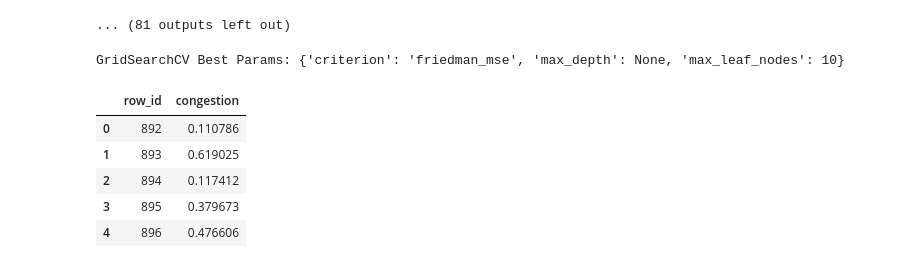
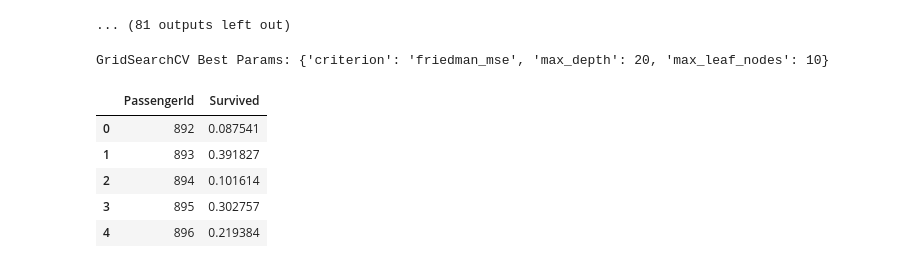
Before and after one commit to dekennedy/Titanic, a Jupyter notebook: getting-started-with-titanic.ipynb, the cells around one changed output. Drawn from its saved outputs; the diff is of its cells as text; code cells hidden in the pictures.

```diff
--- a/getting-started-with-titanic.ipynb
+++ b/getting-started-with-titanic.ipynb
@@ -276,4 +245,8 @@ test_data = clean(test_data)
 y = train_data["Survived"]
 X = train_data.drop("Survived", axis=1)
 
-X_train, X_val, y_train, y_val = train_test_split(X, y, test_size = .2, random_state = 42)
+X_train, X_val, y_train, y_val = train_test_split(X, y, test_size = .8, random_state = 42)
+
+
+
+X_train.head()
@@ -444,7 +424,7 @@ KeyError: 'squared_error'
 # %%
 print('GridSearchCV Best Params:', grid_search.best_params_)
 # %% [output]
-GridSearchCV Best Params: {'criterion': 'friedman_mse', 'max_depth': None, 'max_leaf_nodes': 10}
+GridSearchCV Best Params: {'criterion': 'friedman_mse', 'max_depth': 20, 'max_leaf_nodes': 10}
 # %%
 best_model = grid_search.best_estimator_
 # %%
@@ -454,16 +434,16 @@ submissions_preds = best_model.predict(test_data)
 # %%
 # making the submissions data frame
 
-df = pd.DataFrame({'row_id':test_ids.values,
-                 "congestion":submissions_preds})
+df = pd.DataFrame({'PassengerId':test_ids.values,
+                 "Survived":submissions_preds})
 
 df.head()
 # %% [output]
-|  | row_id | congestion |
-| 0 | 892 | 0.110786 |
-| 1 | 893 | 0.619025 |
-| 2 | 894 | 0.117412 |
-| 3 | 895 | 0.379673 |
-| 4 | 896 | 0.476606 |
+|  | PassengerId | Survived |
+| 0 | 892 | 0.087541 |
+| 1 | 893 | 0.391827 |
+| 2 | 894 | 0.101614 |
+| 3 | 895 | 0.302757 |
+| 4 | 896 | 0.219384 |
 # %%
 df.to_csv("TitanicRFGS2.csv", index = False)
```
Also changed, not shown: parts of 8 cells of this notebook.
